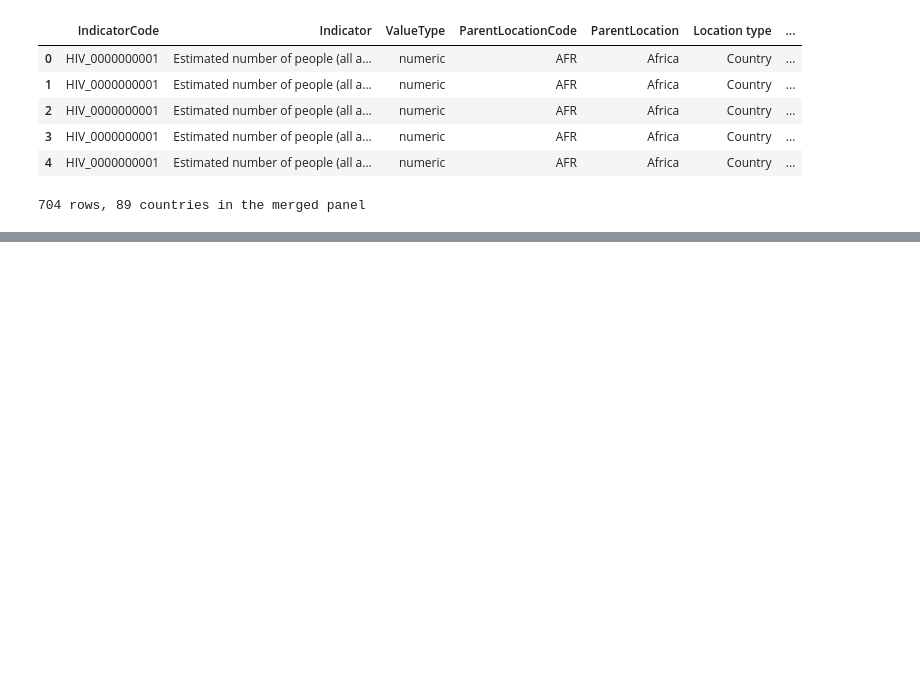
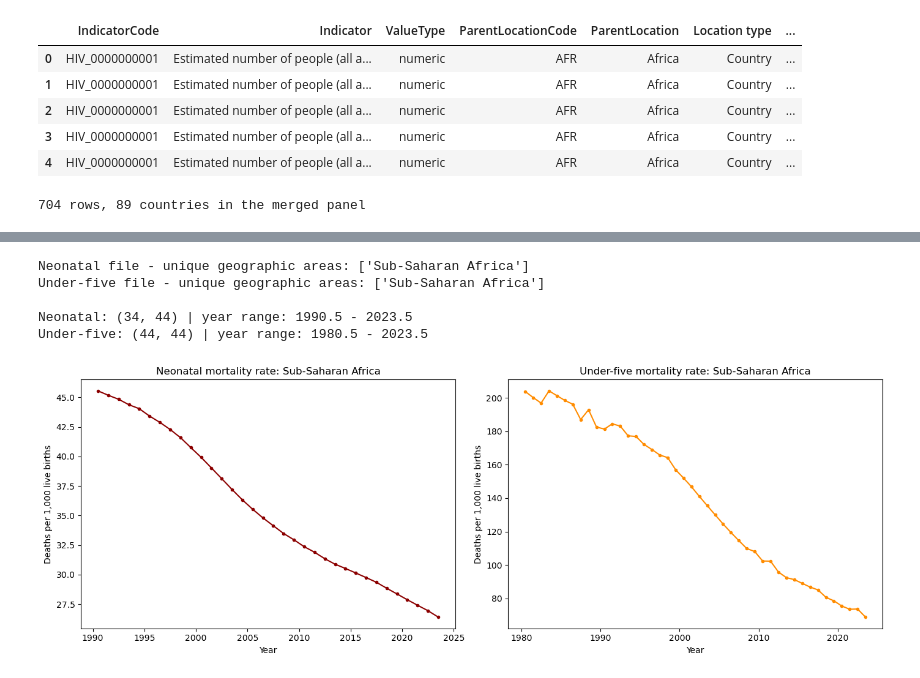
Before and after one commit to Gyrith/Internship-task-dscience, a Jupyter notebook: Cema_practice.ipynb, the cells around one changed output, grey strips where cells are left out. Saved outputs shown, nothing was run; the diff lists cells and outputs as text; code cells hidden in the pictures; blank space fills up the shorter version.

```diff
--- a/Cema_practice.ipynb
+++ b/Cema_practice.ipynb
@@ -227,0 +317,4 @@ print(f"{merged.shape[0]} rows, {merged['SpatialDimValueCode'].nunique()} countr
+# %%
+# child mortality
+neo = pd.read_csv('neonatal_mortality_rate.csv')
+neo.head()
@@ -227,0 +339,3 @@ print(f"{merged.shape[0]} rows, {merged['SpatialDimValueCode'].nunique()} countr
+# %%
+U5 = pd.read_csv('under_five mortality rate.csv')
+U5.head()
@@ -227,0 +350,30 @@ print(f"{merged.shape[0]} rows, {merged['SpatialDimValueCode'].nunique()} countr
+# %%
+print('Neonatal file - unique geographic areas:', neo['Geographic area'].unique())
+print('Under-five file - unique geographic areas:', U5['Geographic area'].unique())
+print()
+print('Neonatal:', neo.shape, '| year range:', neo['REF_DATE'].min(), '-', neo['REF_DATE'].max())
+print('Under-five:', U5.shape, '| year range:', U5['REF_DATE'].min(), '-', U5['REF_DATE'].max())
+# %% [output]
+Neonatal file - unique geographic areas: ['Sub-Saharan Africa']
+Under-five file - unique geographic areas: ['Sub-Saharan Africa']
+
+Neonatal: (34, 44) | year range: 1990.5 - 2023.5
+Under-five: (44, 44) | year range: 1980.5 - 2023.5
+# %%
+# Trend over time (sub-saharan aggregate)
+fig, axes = plt.subplots(1, 2, figsize=(14, 5))
+
+axes[0].plot(neo['REF_DATE'], neo['OBS_VALUE'], marker='o', markersize=3, color='darkred')
+axes[0].set_title('Neonatal mortality rate: Sub-Saharan Africa')
+axes[0].set_xlabel('Year')
+axes[0].set_ylabel('Deaths per 1,000 live births')
+
+axes[1].plot(U5['REF_DATE'], U5['OBS_VALUE'], marker='o', markersize=3, color='darkorange')
+axes[1].set_title('Under-five mortality rate: Sub-Saharan Africa')
+axes[1].set_xlabel('Year')
+axes[1].set_ylabel('Deaths per 1,000 live births')
+
+plt.tight_layout()
+plt.show()
+# %% [output]
+[figure, added]
```
Also changed, not shown: parts of 11 cells of this notebook.
